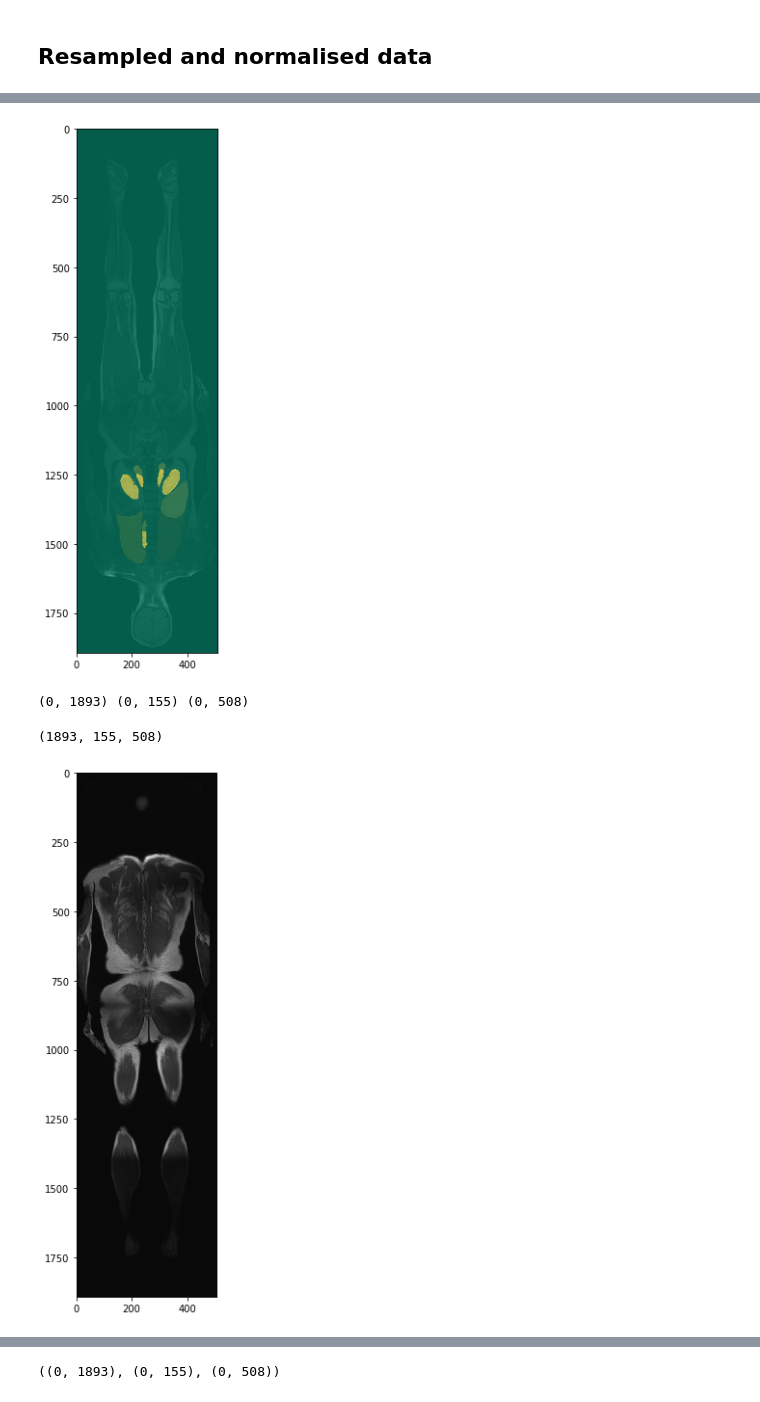
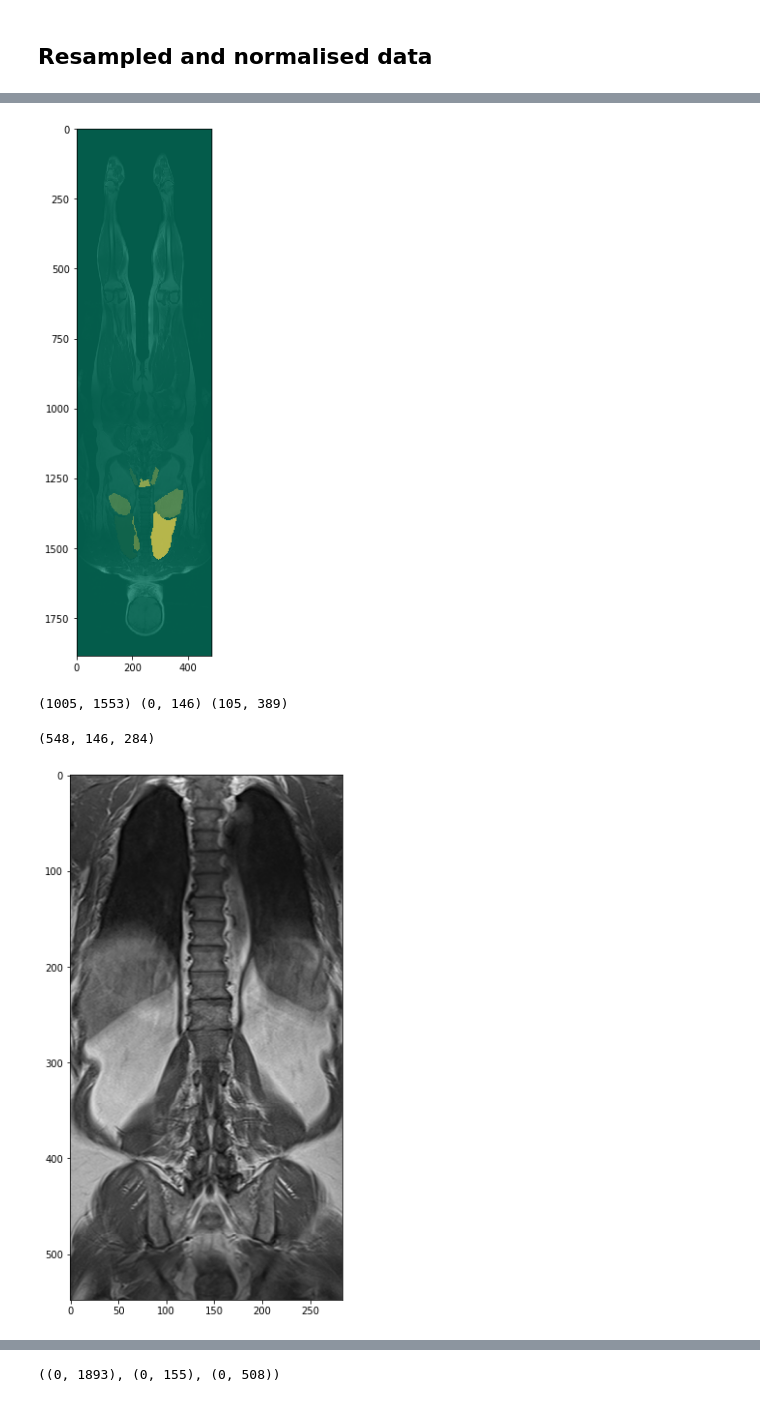
Before and after one commit to momenator/ct-mr-translation, a Jupyter notebook: Untitled.ipynb, the cells around one changed output, grey strips where cells are left out. Cells and saved outputs as stored; diff of their text form; code cells hidden in the pictures.

```diff
--- a/Untitled.ipynb
+++ b/Untitled.ipynb
@@ -58,7 +58,7 @@ def unpatchify(patches: np.ndarray, imsize: Tuple[int, int]):
 ## Resampled and normalised data
 # %%
 # load scan
-mr1 = np.load('./data/visceral/train/10000001_3_MRT1_wb.npz')['data']
+mr1 = np.load('./data/visceral/test/10000003_3_MRT1_wb.npz')['data']
 print(mr1.shape)
 print(mr1.mean(), mr1.std()) # almost 0
 # %% [output]
@@ -67,5 +67,5 @@ print(mr1.mean(), mr1.std()) # almost 0
 # %%
 # load seg
-mr1_seg = np.load('./data/visceral/train/annotations/10000001_3_MRT1_wb.npz')['data']
+mr1_seg = np.load('./data/visceral/test/annotations/10000003_3_MRT1_wb.npz')['data']
 print(mr1_seg.shape)
 # %% [output]
@@ -77,12 +77,12 @@ plt.imshow(mr1[:,i,:])
 plt.imshow(mr1_seg[:, i, :], cmap="summer", alpha=0.7)
 plt.show()
 # %% [output]
-[figure, old version]
+[figure, new version]
 # %%
 # Crop scan
 from sklearn.feature_extraction import image
 
-seg_not_zero = np.where(mr1_seg != 0)
+seg_not_zero = np.where((mr1_seg != 0) & (mr1_seg != 1))
 
 x_bounds = (np.min(seg_not_zero[0]), np.max(seg_not_zero[0]))
 y_bounds = (np.min(seg_not_zero[1]), np.max(seg_not_zero[1]))
@@ -91,14 +91,14 @@ z_bounds = (np.min(seg_not_zero[2]), np.max(seg_not_zero[2]))
 print(x_bounds, y_bounds, z_bounds)
 mr1_cropped = mr1[x_bounds[0]: x_bounds[1], y_bounds[0]: y_bounds[1], z_bounds[0]: z_bounds[1]]
 # %% [output]
-(0, 1893) (0, 155) (0, 508)
+(1005, 1553) (0, 146) (105, 389)
 # %%
 print(mr1_cropped.shape)
 plt.figure(figsize=(10, 10))
-plt.imshow(np.flip(mr1_cropped[:,150,:]))
+plt.imshow(np.flip(mr1_cropped[:,100,:]))
 plt.show()
 # %% [output]
-(1893, 155, 508)
+(548, 146, 284)
-[figure, old version]
+[figure, new version]
 # %%
 print(mr1_cropped[:,0,:].shape)
```
Also changed, not shown: parts of 7 cells of this notebook, 2 other files.
